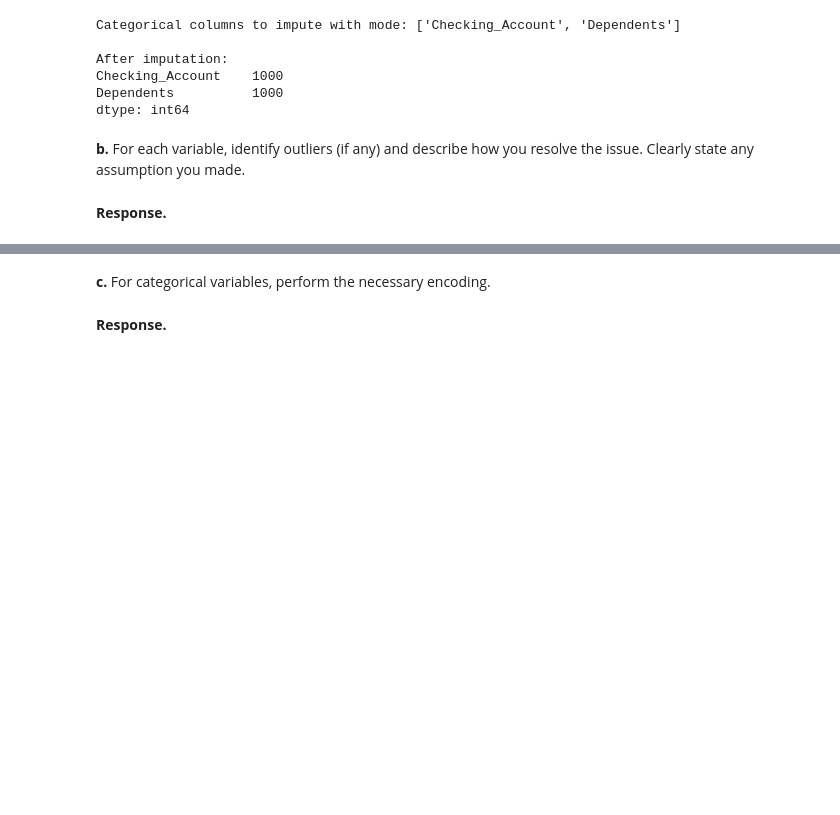
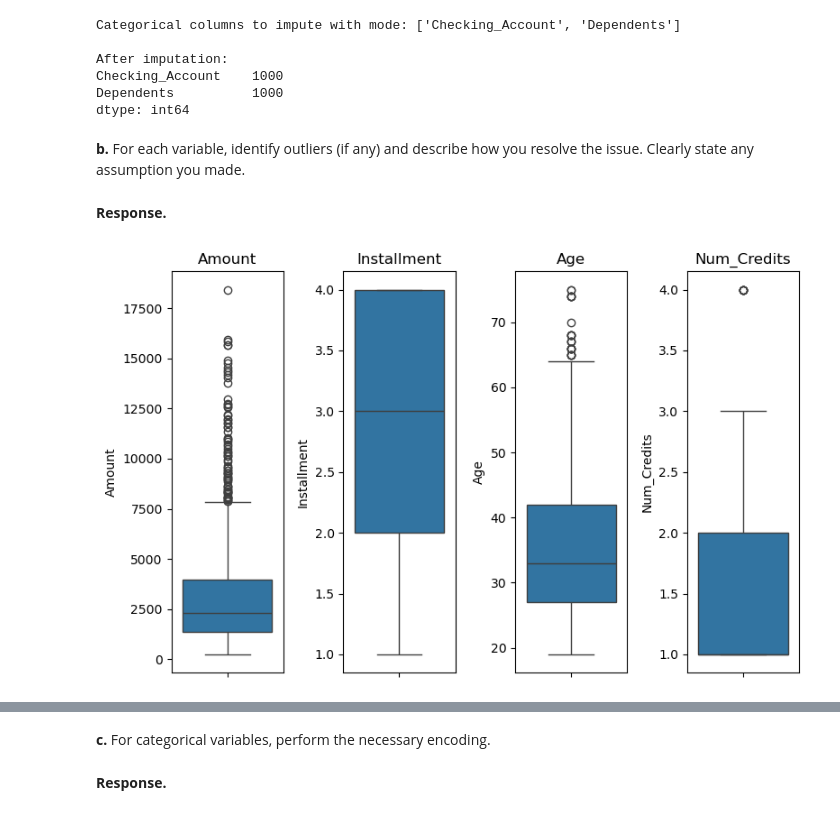
Before and after one commit to rynrindesu/cs105-credit-modeling, a Jupyter notebook: CS105 Project Submission (Final) 2025.ipynb, the cells around one changed output, grey strips where cells are left out. Drawn from its saved outputs; the diff is of its cells as text; code cells hidden in the pictures; blank space fills up the shorter version.

Commit message:
Updated Part 2b-outliers

```diff
--- a/CS105 Project Submission (Final) 2025.ipynb
+++ b/CS105 Project Submission (Final) 2025.ipynb
@@ -176,3 +176,23 @@ dtype: int64
 **b.** For each variable, identify outliers (if any) and describe how you resolve the issue. Clearly state any assumption you made.
 # %% [markdown]
 **Response.**
+# %%
+import seaborn as sns
+
+# Certain numerical variables selected to check for outliers
+ranged_data = data[['Amount', 'Installment', 'Age', 'Num_Credits']]
+
+# Create a boxplot for each of the variables
+fig, axes = plt.subplots(1, 4, figsize=(8, 5))
+axes = axes.flatten()
+
+# Iterates over ranged_data to create the boxplot
+for i, column in enumerate(ranged_data.columns):
+    sns.boxplot(data=ranged_data[column], ax=axes[i])
+    axes[i].set_title(f'{column}')
+
+# Adjust layout for better spacing
+plt.tight_layout()
+plt.show()
+# %% [output]
+[figure, added]
```
Also changed, not shown: parts of 4 cells of this notebook, 1 other file.
